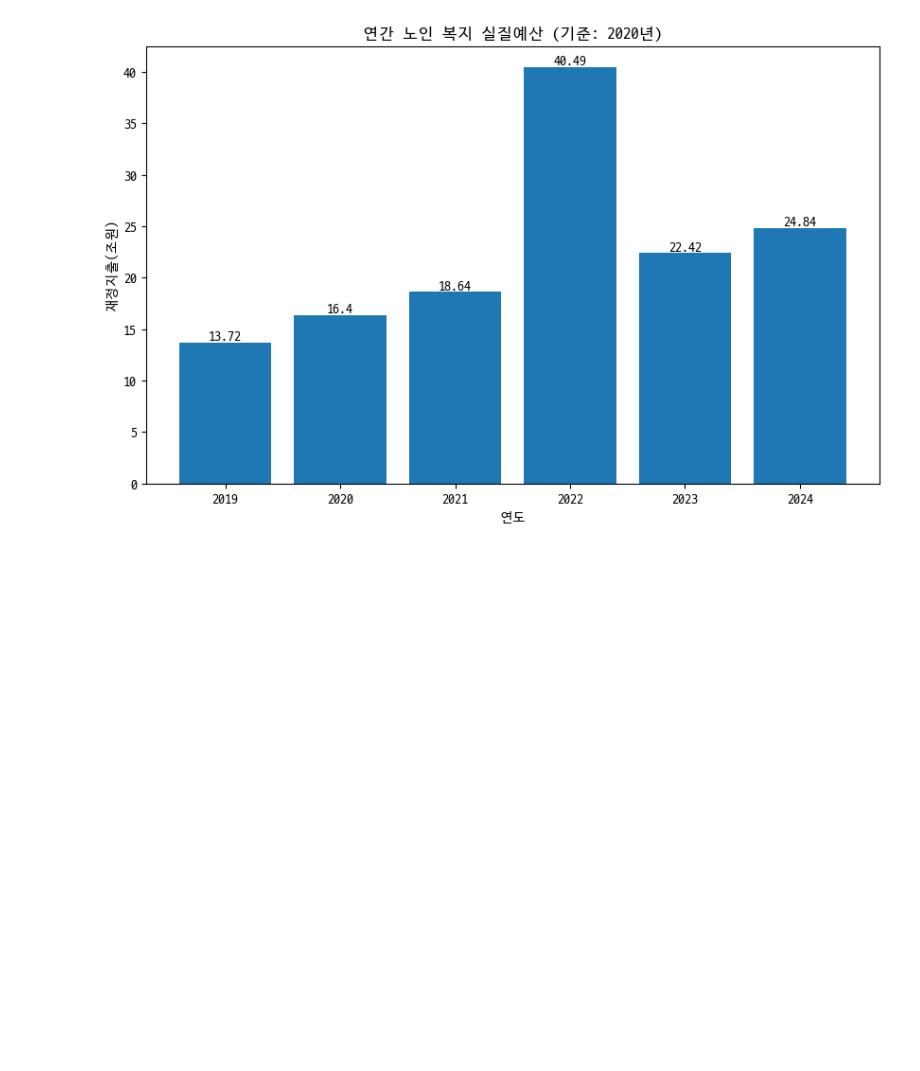
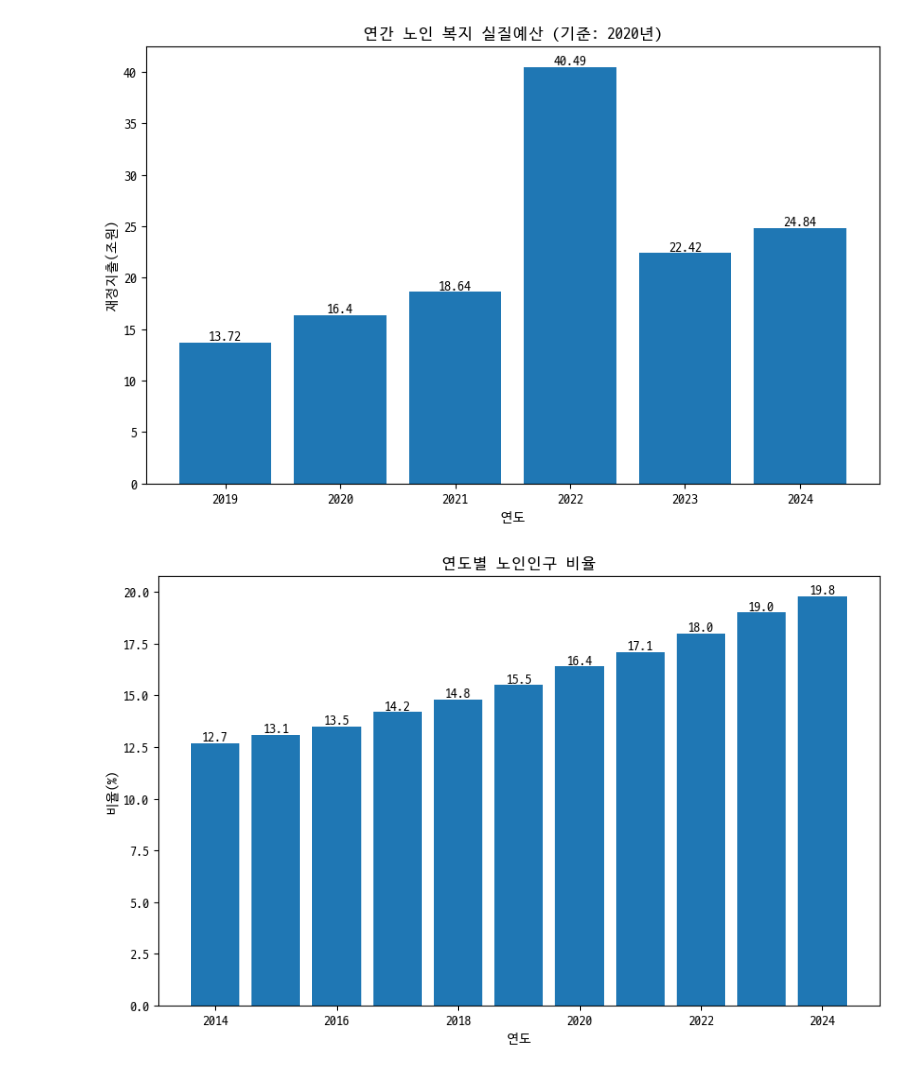
Before and after one commit to dev-zinc/digital_older_class, a Jupyter notebook: simple.ipynb, the cells around one changed output. Cells and saved outputs as stored; diff of their text form; code cells hidden in the pictures; blank space fills up the shorter version.

```diff
--- a/simple.ipynb
+++ b/simple.ipynb
@@ -87,3 +83,9 @@ plt.show()
 # %% [output]
 [figure]
+# %%
+years = population_data['연도']
+proportions = population_data['비율']
+graph(years, proportions, '연도별 노인인구 비율', '연도', '비율(%)')
+# %% [output]
+[figure, added]
 # %%
```
Also changed, not shown: parts of 7 cells of this notebook.
